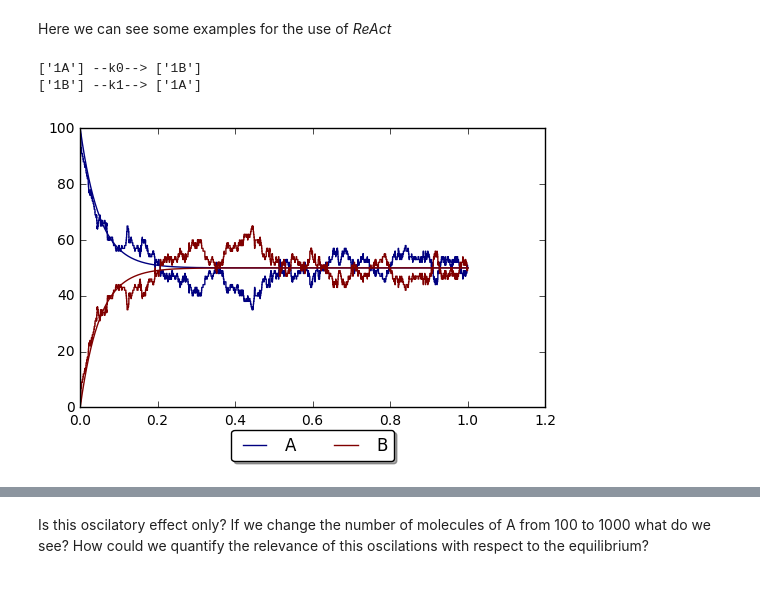
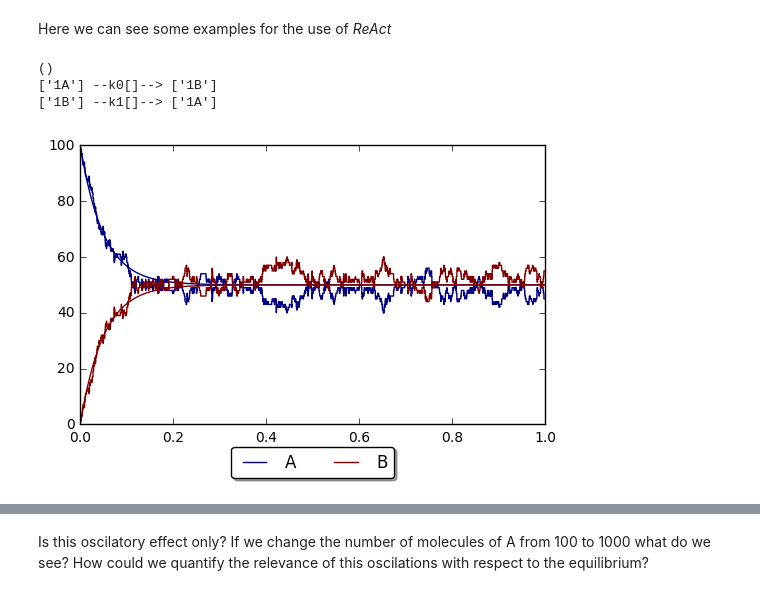
Before and after one commit to manulera/ModellingCourse, a Jupyter notebook: ReAct/ReAct_Notebook.ipynb, the cells around one changed output, grey strips where cells are left out. Saved outputs shown, nothing was run; the diff lists cells and outputs as text; code cells hidden in the pictures.

```diff
--- a/ReAct/ReAct_Notebook.ipynb
+++ b/ReAct/ReAct_Notebook.ipynb
@@ -71,12 +71,13 @@ def PrintPythonFile(filename):
 # %% [markdown]
 Here we can see some examples for the use of *ReAct*
 # %%
-%run Example1_oscillations.py
-PrintPythonFile('Example1_oscillations.py')
+%run 'Examples/Example1_oscillations.py'
+PrintPythonFile('Examples/Example1_oscillations.py')
 # %% [output]
-['1A'] --k0--> ['1B']
-['1B'] --k1--> ['1A']
+()
+['1A'] --k0[]--> ['1B']
+['1B'] --k1[]--> ['1A']
-[figure, old version]
+[figure, new version]
 [interactive output not drawn]
 # %% [markdown]
 Is this oscilatory effect only? If we change the number of molecules of A from 100 to 1000 what do we see? How could we quantify the relevance of this oscilations with respect to the equilibrium?
```
Also changed, not shown: parts of 7 cells of this notebook, 53 other files.
